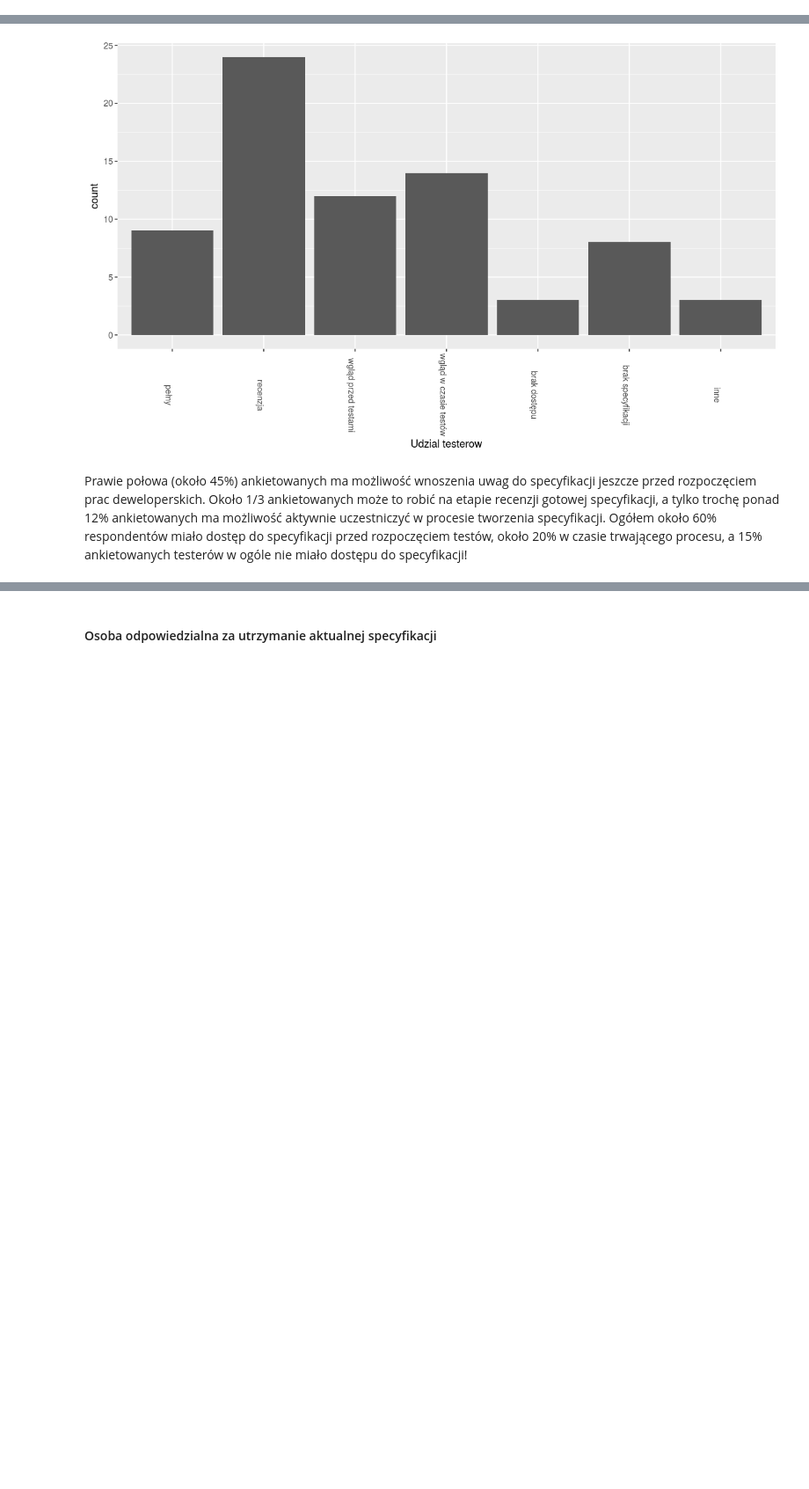
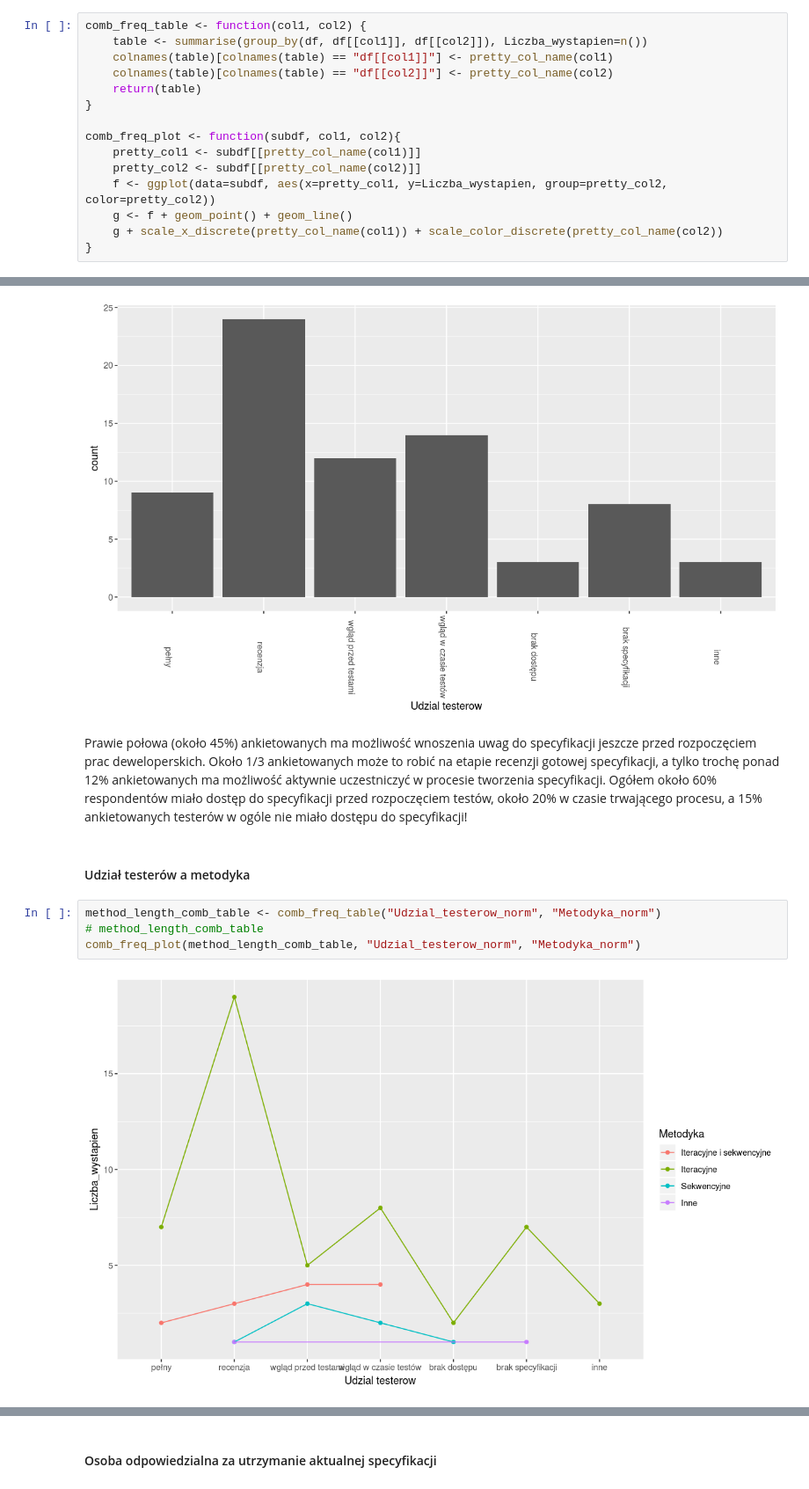
Before and after one commit to jot-em/tester-survey-analysis, a Jupyter notebook: Opracowanie_ankiety_testerskiej.ipynb, the cells around one changed output, grey strips where cells are left out. Shown at 88% size. Drawn from its saved outputs; the diff is of its cells as text; blank space fills up the shorter version.

```diff
--- a/Opracowanie_ankiety_testerskiej.ipynb
+++ b/Opracowanie_ankiety_testerskiej.ipynb
@@ -626,4 +593,19 @@ freq_plot <- function(col_name) {
     g <- ggplot(df, aes(df[[col_name]])) + geom_bar() + theme(axis.text.x = element_text(angle = -90))
     g + scale_x_discrete(x_title)
 }
+# %%
+comb_freq_table <- function(col1, col2) {
+    table <- summarise(group_by(df, df[[col1]], df[[col2]]), Liczba_wystapien=n())
+    colnames(table)[colnames(table) == "df[[col1]]"] <- pretty_col_name(col1)
+    colnames(table)[colnames(table) == "df[[col2]]"] <- pretty_col_name(col2)
+    return(table)
+}
+
+comb_freq_plot <- function(subdf, col1, col2){
+    pretty_col1 <- subdf[[pretty_col_name(col1)]]
+    pretty_col2 <- subdf[[pretty_col_name(col2)]]
+    f <- ggplot(data=subdf, aes(x=pretty_col1, y=Liczba_wystapien, group=pretty_col2, color=pretty_col2))
+    g <- f + geom_point() + geom_line()
+    g + scale_x_discrete(pretty_col_name(col1)) + scale_color_discrete(pretty_col_name(col2))
+}
 # %% [markdown]
@@ -667,3 +703,11 @@ freq_plot("Udzial_testerow_norm")
 [figure]
 # %% [markdown]
 Prawie połowa (około 45%) ankietowanych ma możliwość wnoszenia uwag do specyfikacji jeszcze przed rozpoczęciem prac deweloperskich. Około 1/3 ankietowanych może to robić na etapie recenzji gotowej specyfikacji, a tylko trochę ponad 12% ankietowanych ma możliwość aktywnie uczestniczyć w procesie tworzenia specyfikacji. Ogółem około 60% respondentów miało dostęp do specyfikacji przed rozpoczęciem testów, około 20%  w czasie trwającego procesu, a 15% ankietowanych testerów w ogóle nie miało dostępu do specyfikacji!
+# %% [markdown]
+#### Udział testerów a metodyka
+# %%
+method_length_comb_table <- comb_freq_table("Udzial_testerow_norm", "Metodyka_norm")
+# method_length_comb_table
+comb_freq_plot(method_length_comb_table, "Udzial_testerow_norm", "Metodyka_norm")
+# %% [output]
+[figure, added]
```
Also changed, not shown: parts of 30 cells of this notebook.
